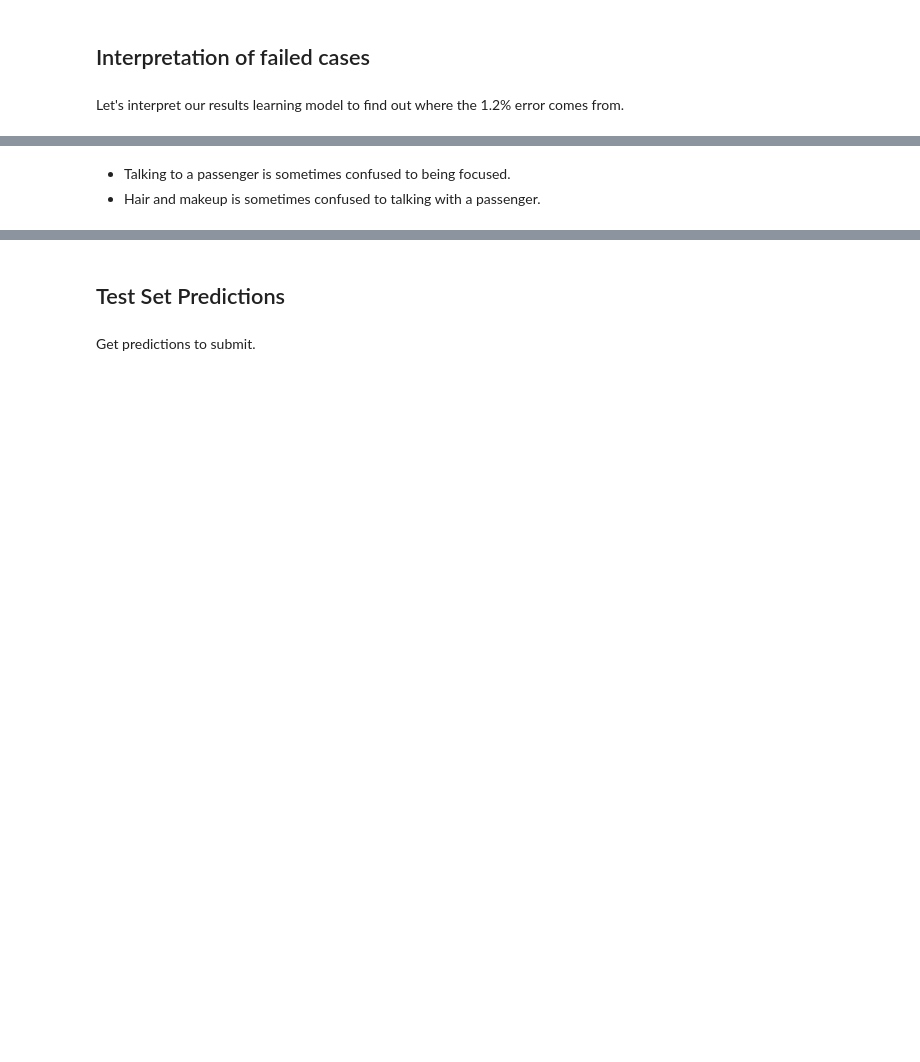
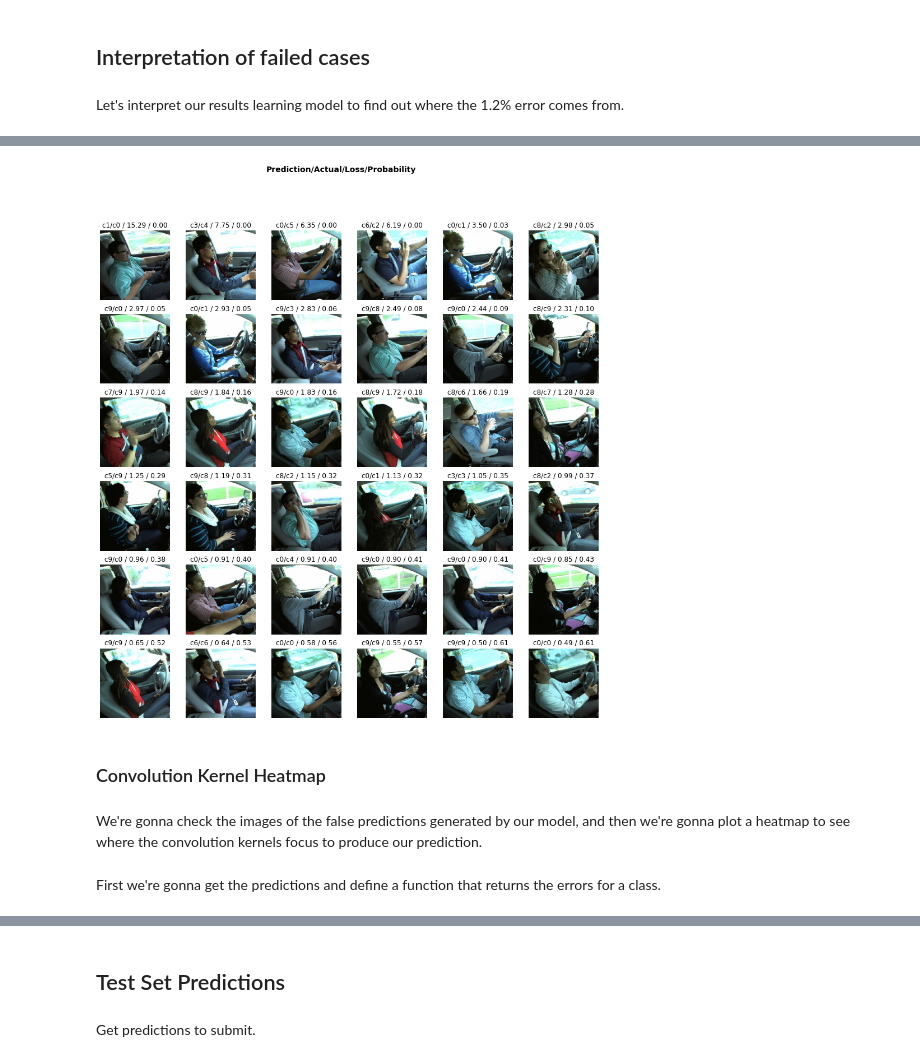
Before and after one commit to vitsalis/kaggle, a Jupyter notebook: distracted-driver/distracted-driver.ipynb, the cells around one changed output, grey strips where cells are left out. Drawn from its saved outputs; the diff is of its cells as text; code cells hidden in the pictures; blank space fills up the shorter version.

Commit message:
Add convolutional layer heatmaps

```diff
--- a/distracted-driver/distracted-driver.ipynb
+++ b/distracted-driver/distracted-driver.ipynb
@@ -128,3 +131,11 @@ interp.plot_confusion_matrix(figsize=(12,12), dpi=60)
-# %% [markdown]
-- Talking to a passenger is sometimes confused to being focused.
-- Hair and makeup is sometimes confused to talking with a passenger.
+# %%
+interp.plot_top_losses(36, figsize=(16,16))
+# %% [output]
+[figure, added]
+# %% [markdown]
+### Convolution Kernel Heatmap
+# %% [markdown]
+We're gonna check the images of the false predictions generated by our model, and then
+we're gonna plot a heatmap to see where the convolution kernels focus to produce our prediction.
+# %% [markdown]
+First we're gonna get the predictions and define a function that returns the errors for a class.
```
Also changed, not shown: parts of 18 cells of this notebook.
